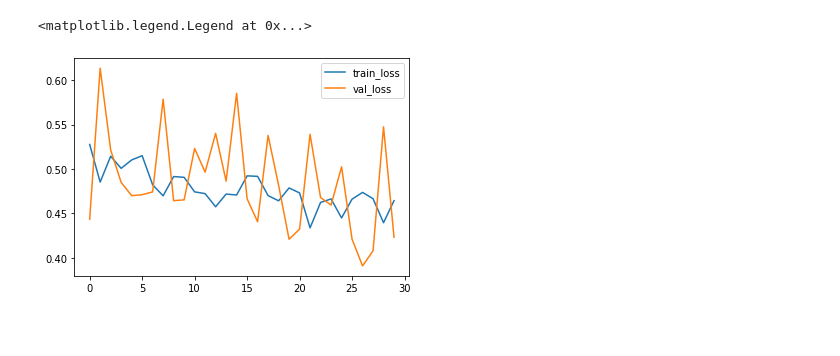
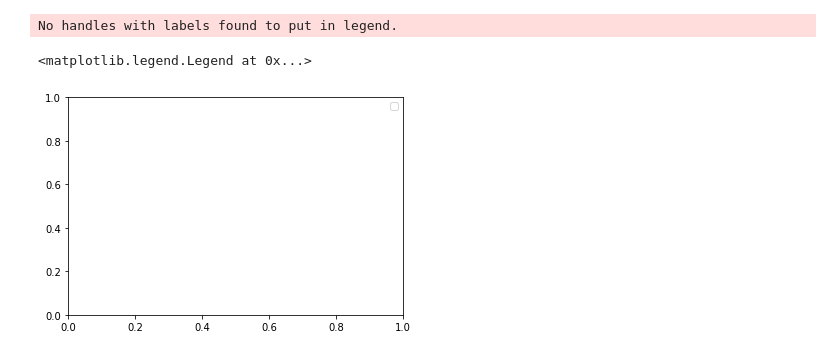
Before and after one commit to Ghifarahadian/concurrent-activity-recognition, a Jupyter notebook: CNNLSTM.ipynb, the cells around one changed output. Saved outputs shown, nothing was run; the diff lists cells and outputs as text; code cells hidden in the pictures; blank space fills up the shorter version.

```diff
--- a/CNNLSTM.ipynb
+++ b/CNNLSTM.ipynb
@@ -182,0 +126,21 @@ train_step = make_train_step(net, loss_function, optimizer)
+# %%
+# grid search
+conv1_outchs = [20]
+conv1_sizes = [3]
+conv2_outchs = [40]
+conv2_sizes = [3]
+lstm1_hs = [20]
+learning_rates = [0.1]
+
+grids = [(conv1_outch, conv1_size, conv2_outch,
+         conv2_size, lstm1_h, learning_rate)
+        for conv1_outch in conv1_outchs
+        for conv1_size in conv1_sizes
+        for conv2_outch in conv2_outchs
+        for conv2_size in conv2_sizes
+        for lstm1_h in lstm1_hs
+        for learning_rate in learning_rates
+        ]
+
+#grids = [(30, 3, 60, 3, 20, 0.1), (20, 3, 60, 3, 30, 0.1)]
+len(grids)
@@ -249,10 +332,9 @@ Epoch 30
 # %%
-import matplotlib.pyplot as plt
-
-plt.plot(range(0, num_epochs), train_losses, label="train_loss")
-plt.plot(range(0, num_epochs), val_losses, label="val_loss")
+axs.plot(range(0, num_epochs), train_losses, label="train_loss")
+axs.plot(range(0, num_epochs), val_losses, label="val_loss")
 
 plt.legend()
 # %% [output]
-<matplotlib.legend.Legend at 0x...>
+No handles with labels found to put in legend.
+<matplotlib.legend.Legend at 0x...>
-[figure, old version]
+[figure, new version]
```
Also changed, not shown: parts of 11 cells of this notebook.
